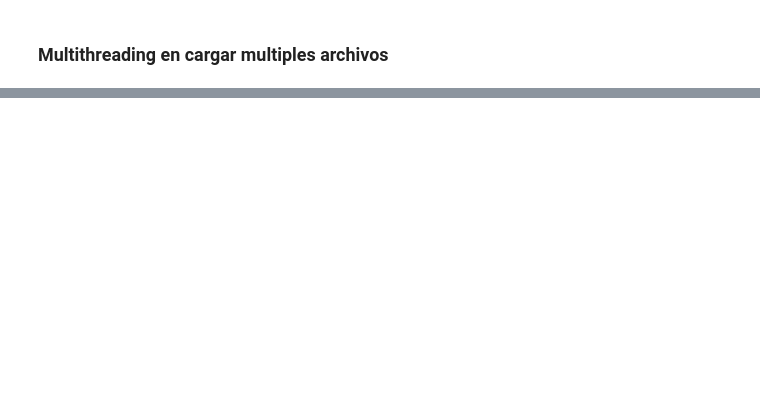
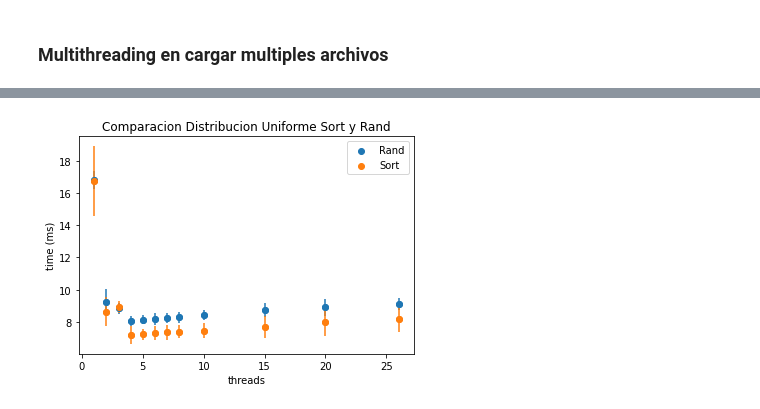
Before and after one commit to lulabiglieri/TP-SO, a Jupyter notebook: Exp/experimentos.ipynb, the cells around one changed output, grey strips where cells are left out. Drawn from its saved outputs; the diff is of its cells as text; code cells hidden in the pictures; blank space fills up the shorter version.

```diff
--- a/Exp/experimentos.ipynb
+++ b/Exp/experimentos.ipynb
@@ -309,0 +195,14 @@ print(cantThreads)
+# %%
+plt.scatter(cantThreadsMultRand, timeMultRand, label = 'Rand')
+plt.errorbar(cantThreadsMultRand,timeMultRand, yerr = stdMultRand, fmt="o")
+
+plt.scatter(cantThreadsMultSort, timeMultSort, label = 'Sort')
+plt.errorbar(cantThreadsMultSort,timeMultSort, yerr = stdMultSort, fmt="o")
+
+plt.legend(loc = "upper right")
+plt.xlabel('threads')
+plt.ylabel('time (ms)')
+plt.title('Comparacion Distribucion Uniforme Sort y Rand')
+plt.show()
+# %% [output]
+[figure, added]
```
Also changed, not shown: parts of 19 cells of this notebook, 13 other files.
